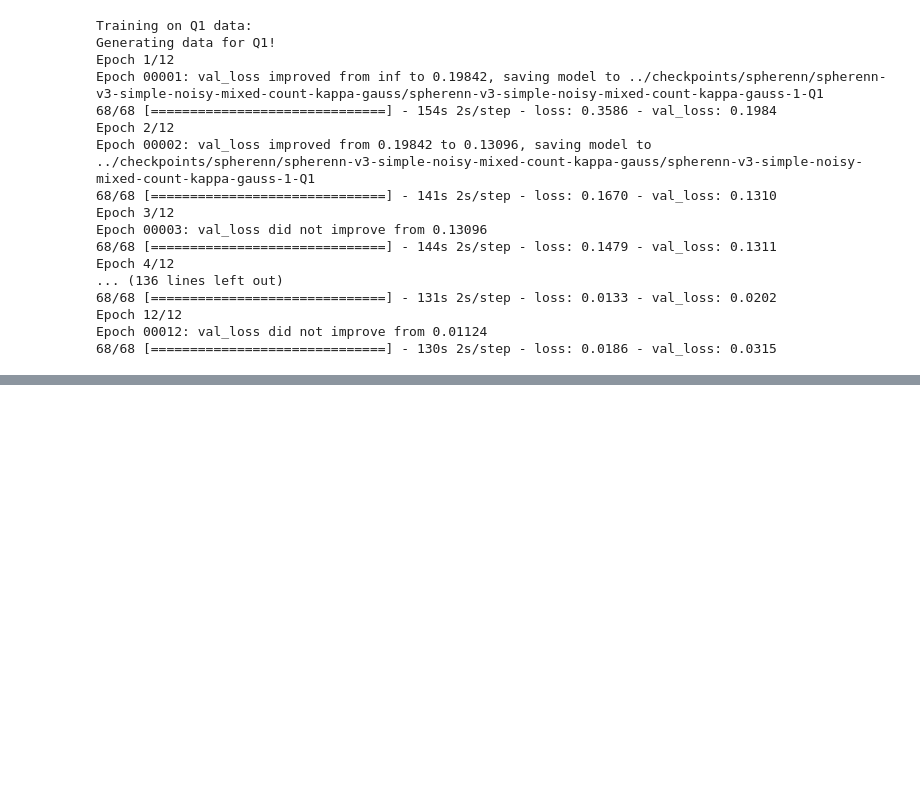
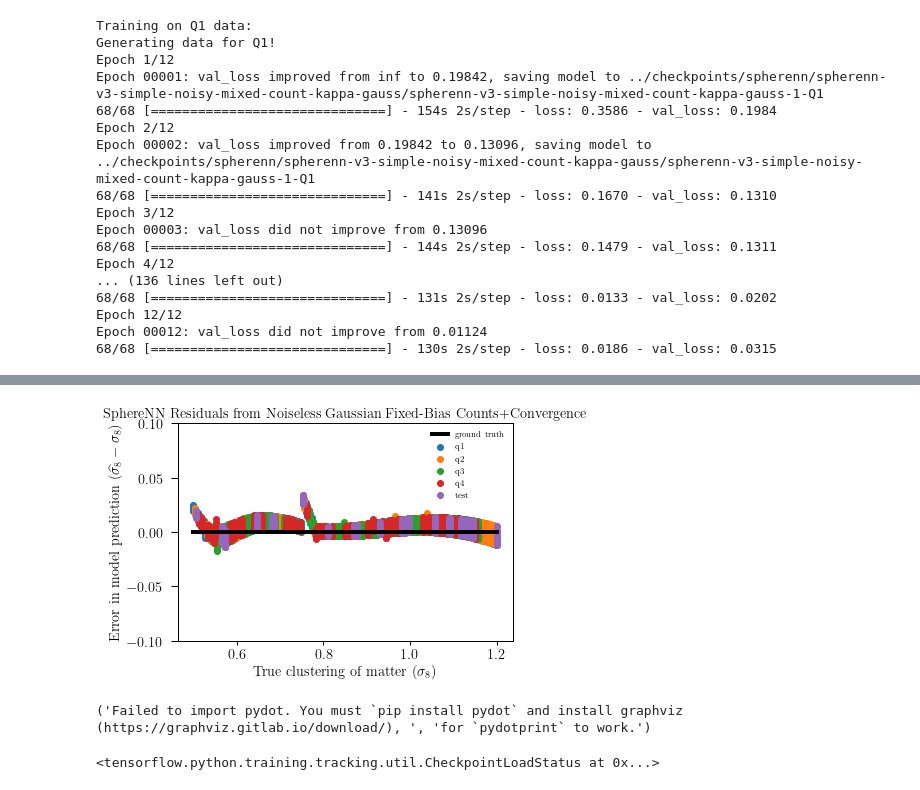
Before and after one commit to adiraju21s/deep_dss, a Jupyter notebook: notebooks/SphereNN Development.ipynb, the cells around one changed output, grey strips where cells are left out. Cells and saved outputs as stored; diff of their text form; code cells hidden in the pictures; blank space fills up the shorter version.

```diff
--- a/notebooks/SphereNN Development.ipynb
+++ b/notebooks/SphereNN Development.ipynb
@@ -363,5 +357,7 @@ plot_preds_vs_truths(results, "SphereNN Estimates from Noiseless Shear")
 # %%
-plot_residuals(results, "SphereNN Residuals from Noiseless Shear")
+plot_residuals(results, "SphereNN Residuals from Noiseless Gaussian Fixed-Bias Counts+Convergence")
+# %% [output]
+[figure, added]
 # %%
 print_losses(results)
 # %%
@@ -368,0 +367,9 @@ serialize_predictions(results)
+# %%
+keras.utils.plot_model(model, to_file="../figures/spherenn-simple-model-graph.png")
+# %% [output]
+('Failed to import pydot. You must `pip install pydot` and install graphviz (https://graphviz.gitlab.io/download/), ', 'for `pydotprint` to work.')
+# %%
+model = build_model()
+model.load_weights(checkpoint_path+"-Q4")
+# %% [output]
+<tensorflow.python.training.tracking.util.CheckpointLoadStatus at 0x...>
```
Also changed, not shown: parts of 8 cells of this notebook, 2 other files.
